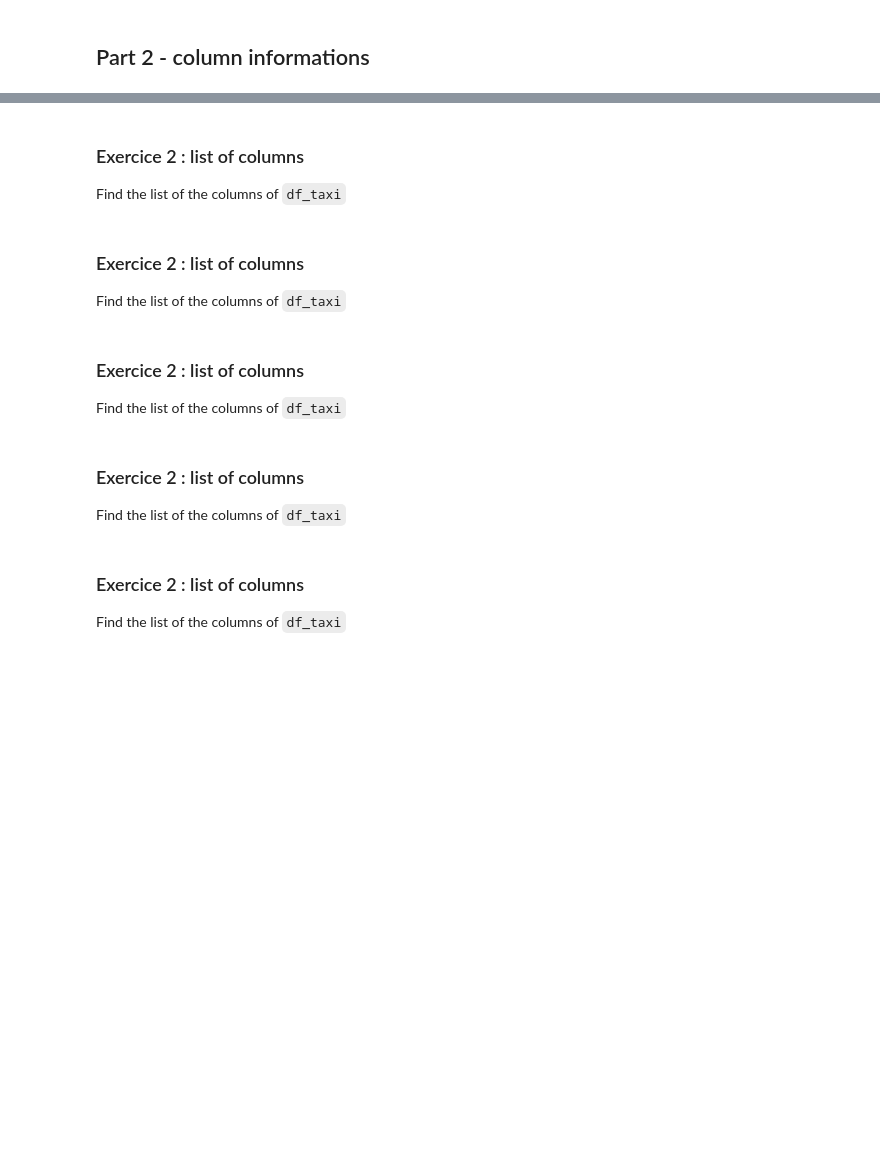
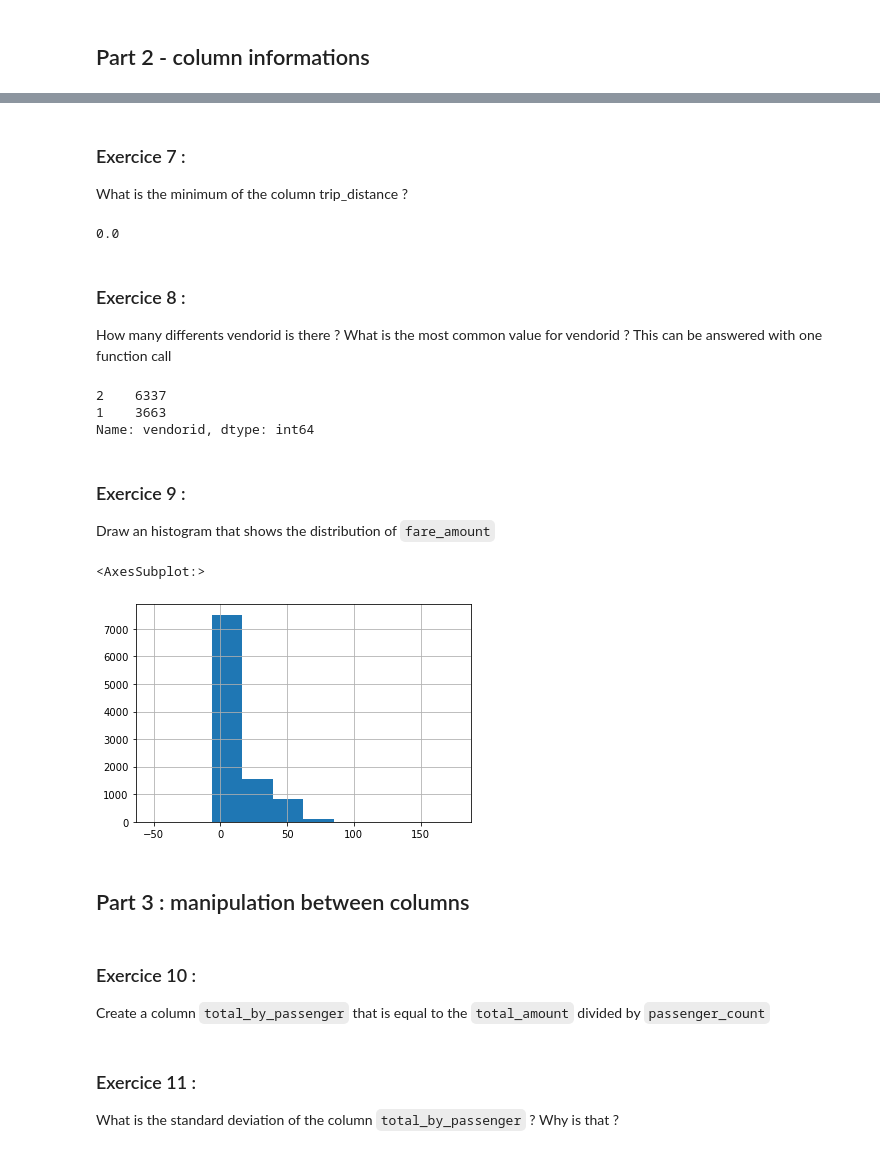
Before and after one commit to Aenori/20221024_public, a Jupyter notebook: jupyter_notebook/D02_pandas_basic_practice_solution.ipynb, the cells around one changed output, grey strips where cells are left out. Saved outputs shown, nothing was run; the diff lists cells and outputs as text; code cells hidden in the pictures; blank space fills up the shorter version.

```diff
--- a/jupyter_notebook/D02_pandas_basic_practice_solution.ipynb
+++ b/jupyter_notebook/D02_pandas_basic_practice_solution.ipynb
@@ -111,16 +145,33 @@ Find the list of the columns of `df_taxi`
 # %% [markdown]
-### Exercice 2 : list of columns
+### Exercice 7 :
 
-Find the list of the columns of `df_taxi`
+What is the minimum of the column trip_distance ?
+# %%
+df_taxi['trip_distance'].min()
+# %% [output]
+0.0
 # %% [markdown]
-### Exercice 2 : list of columns
+### Exercice 8 :
 
-Find the list of the columns of `df_taxi`
+How many differents vendorid is there ? What is the most common value for vendorid ? This can be answered with one function call
+# %%
+df_taxi['vendorid'].value_counts()
+# %% [output]
+2    6337
+1    3663
+Name: vendorid, dtype: int64
 # %% [markdown]
-### Exercice 2 : list of columns
+### Exercice 9 :
 
-Find the list of the columns of `df_taxi`
+Draw an histogram that shows the distribution of `fare_amount`
+# %%
+df_taxi['fare_amount'].hist()
+# %% [output]
+<AxesSubplot:>
+[figure, added]
+# %% [markdown]
+## Part 3 : manipulation between columns
 # %% [markdown]
-### Exercice 2 : list of columns
+### Exercice 10 :
 
-Find the list of the columns of `df_taxi`
+Create a column `total_by_passenger` that is equal to the `total_amount` divided by `passenger_count`
@@ -127,4 +180,4 @@ Find the list of the columns of `df_taxi`
 # %% [markdown]
-### Exercice 2 : list of columns
+### Exercice 11 :
 
-Find the list of the columns of `df_taxi`
+What is the standard deviation of the column `total_by_passenger` ? Why is that ?
```
Also changed, not shown: parts of 26 cells of this notebook, 51 other files.
